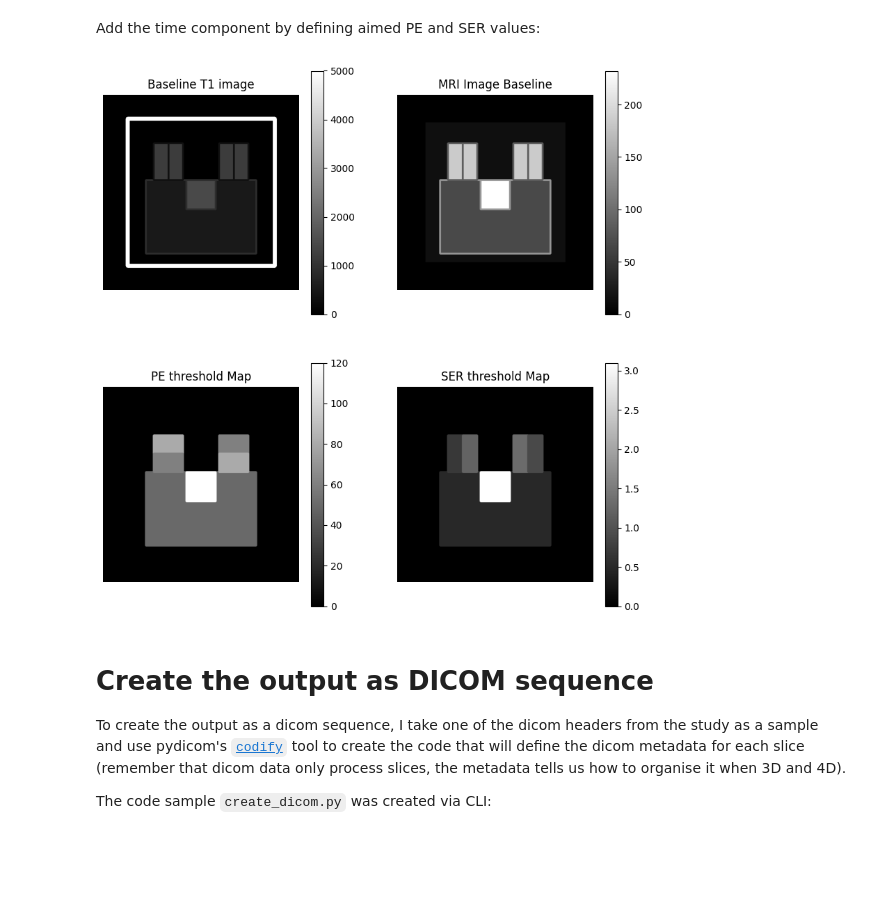
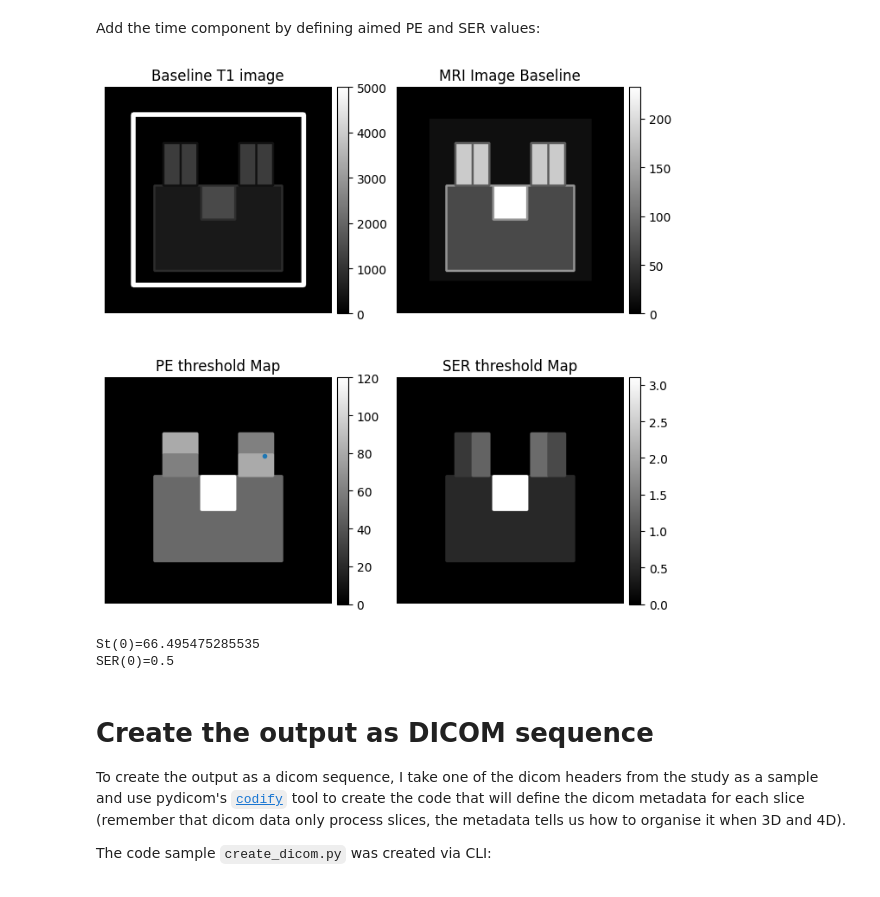
Before and after one commit to iSANDEx/dce-dro-python, a Jupyter notebook: FTV_digitalPhantom.ipynb, the cells around one changed output. Drawn from its saved outputs; the diff is of its cells as text; code cells hidden in the pictures; blank space fills up the shorter version.

````diff
--- a/FTV_digitalPhantom.ipynb
+++ b/FTV_digitalPhantom.ipynb
@@ -25,5 +28,13 @@ from pydicom.sequence import Sequence
 # %% [markdown]
 ## [Auxiliar Functions](#auxiliar-functions)
+# %%
+def clrbar_adjust(ax, aspect, pad_fraction):
+
+    divider = make_axes_locatable(ax)
+    width = axes_size.AxesY(ax, aspect=1./aspect)
+    pad = axes_size.Fraction(pad_fraction, width)
+    cax = divider.append_axes("right", size=width, pad=pad)
+    return cax
 # %% [markdown]
 ### Default Phantom data
 # %%
@@ -789,30 +800,45 @@ for indslice in range(1, image_dim[-1]):
     StFull[:, :, indslice, :] = StFull[:, :, 0, :]
 # %%
 # show the baseline T1 and corresponding signal:
-fig, ax = plt.subplots(ncols=2, nrows=2, figsize=(10.0, 10.0))
+fig, ax = plt.subplots(ncols=2, nrows=2, figsize=(8.0, 8.0))
 axr = ax.ravel()
+aspect = 20
+pad_fraction = 0.5
 
 im = [axr[0].imshow(baseline_images['T1'], cmap='gray')]
 im.append(axr[1].imshow(baseline_images['St'], cmap='gray'))
 im.append(axr[2].imshow(PEmap, cmap='gray'))
 im.append(axr[3].imshow(SERmap, cmap='gray'))
+
+plt_coord = np.mean(np.asarray(sample_tissues['rbreast_upper']['coordinates']),axis=0)
+axr[2].plot(plt_coord[0], plt_coord[1],'.')
 
 axr[0].set_title(r'Baseline T1 image')
 axr[0].axis('off')
 axr[1].set_title(r'MRI Image Baseline')
 axr[1].axis('off')
 axr[2].set_title(r'PE threshold Map')
 axr[2].axis('off')
 axr[3].set_title(r'SER threshold Map')
 axr[3].axis('off')
-fig.colorbar(im[0], ax=axr[0])
-fig.colorbar(im[1], ax=axr[1])
-fig.colorbar(im[2], ax=axr[2])
-fig.colorbar(im[3], ax=axr[3])
+
+for ind_plot in range(len(axr)):
+    cax = clrbar_adjust(axr[ind_plot], aspect, pad_fraction)
+    plt.colorbar(im[ind_plot], cax=cax)
+
 
 plt.show()
 # %% [output]
-[figure, old version]
+[figure, new version]
+# %%
+ref_xcoord, ref_ycoord = (plt_coord).astype(int)
+s0ref = St0[ref_xcoord, ref_ycoord]
+ser0ref = SERmap[ref_xcoord, ref_ycoord]
+print(f'St(0)={s0ref}')
+print(f'SER(0)={ser0ref}')
+# %% [output]
+St(0)=66.495475285535
+SER(0)=0.5
 # %% [markdown]
 # Create the output as DICOM sequence
 To create the output as a dicom sequence, I take one of the dicom headers from the study as a sample and use pydicom's [```codify```](https://pydicom.github.io/pydicom/stable/guides/cli/cli_guide.html#cli-codify) tool to create the code that will define the dicom metadata for each slice (remember that dicom data only process slices, the metadata tells us how to organise it when 3D and 4D).
````
Also changed, not shown: parts of 1 cell of this notebook, 4 other files.
